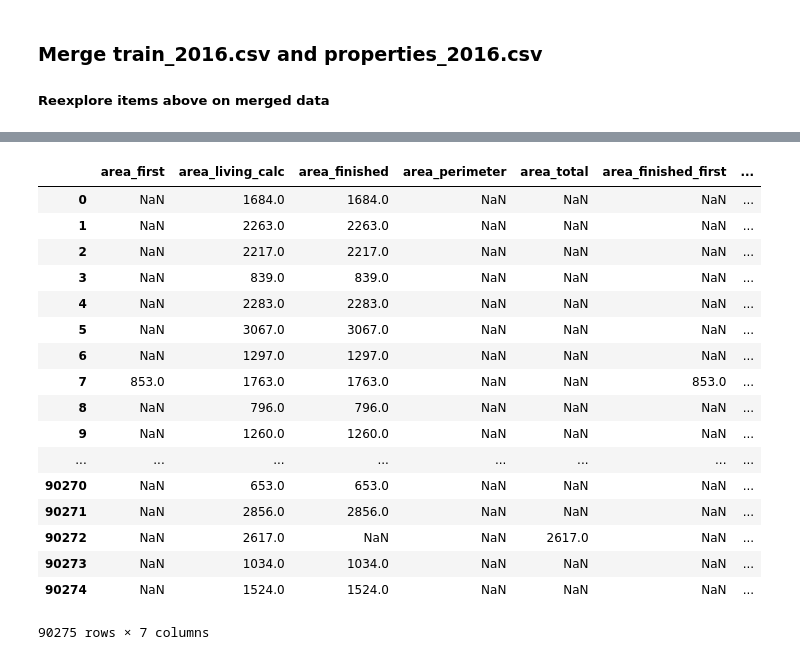
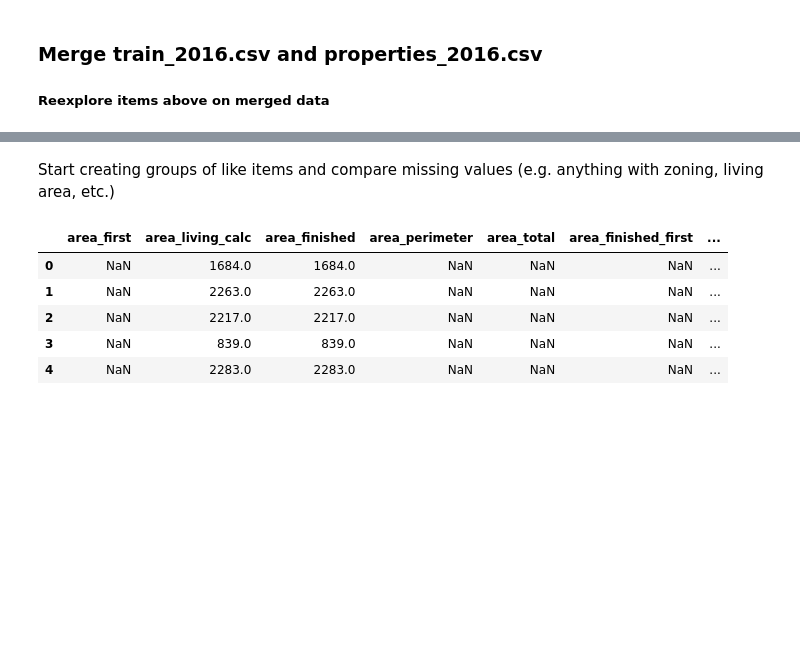
Before and after one commit to coneeleven/CareerTrack-Capstone1, a Jupyter notebook: Capstone 1 - data wrangling.ipynb, the cells around one changed output, grey strips where cells are left out. Saved outputs shown, nothing was run; the diff lists cells and outputs as text; code cells hidden in the pictures; blank space fills up the shorter version.

```diff
--- a/Capstone 1 - data wrangling.ipynb
+++ b/Capstone 1 - data wrangling.ipynb
@@ -194,7 +201,7 @@ props.head()
 | 4 | 10879947 | NaN | NaN | NaN | 0.0 | 0.0 | 4.0 | NaN | NaN | ... |
 5 rows × 58 columns
 # %%
-pd.set_option('precision', 6)
+# pd.set_option('precision', 6)
 props.describe()
 # %% [output]
 |  | parcelid | aircon | arch_style | area_bsmt | num_bath | num_bed | type_framing | condition | num_bath_calc | ... |
@@ -450,7 +316,7 @@ plt.show()                                  # Need to find out why this isn't wo
 # %%
 df = train.merge(props)
 # %%
-pd.set_option('display.max_rows', 65)
+pd.set_option('display.max_rows', 60)
 df.head().transpose()
 # %% [output]
 |  | 0 | 1 | 2 | 3 | 4 |
@@ -531,27 +415,17 @@ Index(['aircon', 'arch_style', 'area_bsmt', 'type_framing', 'condition',
+# %% [markdown]
+Start creating groups of like items and compare missing values (e.g. anything with zoning, living area, etc.)
 # %%
 # Living area columns
 df_living = df[['area_first','area_living_calc','area_finished','area_perimeter','area_total',
                 'area_finished_first','area_living_base']]
-df_living
+df_living.head()
 # %% [output]
 |  | area_first | area_living_calc | area_finished | area_perimeter | area_total | area_finished_first | ... |
 | 0 | NaN | 1684.0 | 1684.0 | NaN | NaN | NaN | ... |
 | 1 | NaN | 2263.0 | 2263.0 | NaN | NaN | NaN | ... |
 | 2 | NaN | 2217.0 | 2217.0 | NaN | NaN | NaN | ... |
 | 3 | NaN | 839.0 | 839.0 | NaN | NaN | NaN | ... |
 | 4 | NaN | 2283.0 | 2283.0 | NaN | NaN | NaN | ... |
-| 5 | NaN | 3067.0 | 3067.0 | NaN | NaN | NaN | ... |
-| 6 | NaN | 1297.0 | 1297.0 | NaN | NaN | NaN | ... |
-| 7 | 853.0 | 1763.0 | 1763.0 | NaN | NaN | 853.0 | ... |
-| 8 | NaN | 796.0 | 796.0 | NaN | NaN | NaN | ... |
-| 9 | NaN | 1260.0 | 1260.0 | NaN | NaN | NaN | ... |
-| ... | ... | ... | ... | ... | ... | ... | ... |
-| 90270 | NaN | 653.0 | 653.0 | NaN | NaN | NaN | ... |
-| 90271 | NaN | 2856.0 | 2856.0 | NaN | NaN | NaN | ... |
-| 90272 | NaN | 2617.0 | NaN | NaN | 2617.0 | NaN | ... |
-| 90273 | NaN | 1034.0 | 1034.0 | NaN | NaN | NaN | ... |
-| 90274 | NaN | 1524.0 | 1524.0 | NaN | NaN | NaN | ... |
-90275 rows × 7 columns
 # %%
 # Drop rows with all NA values
 df_living = df_living.dropna(axis=0, how='all')
```
Also changed, not shown: parts of 58 cells of this notebook, 2 other files.
